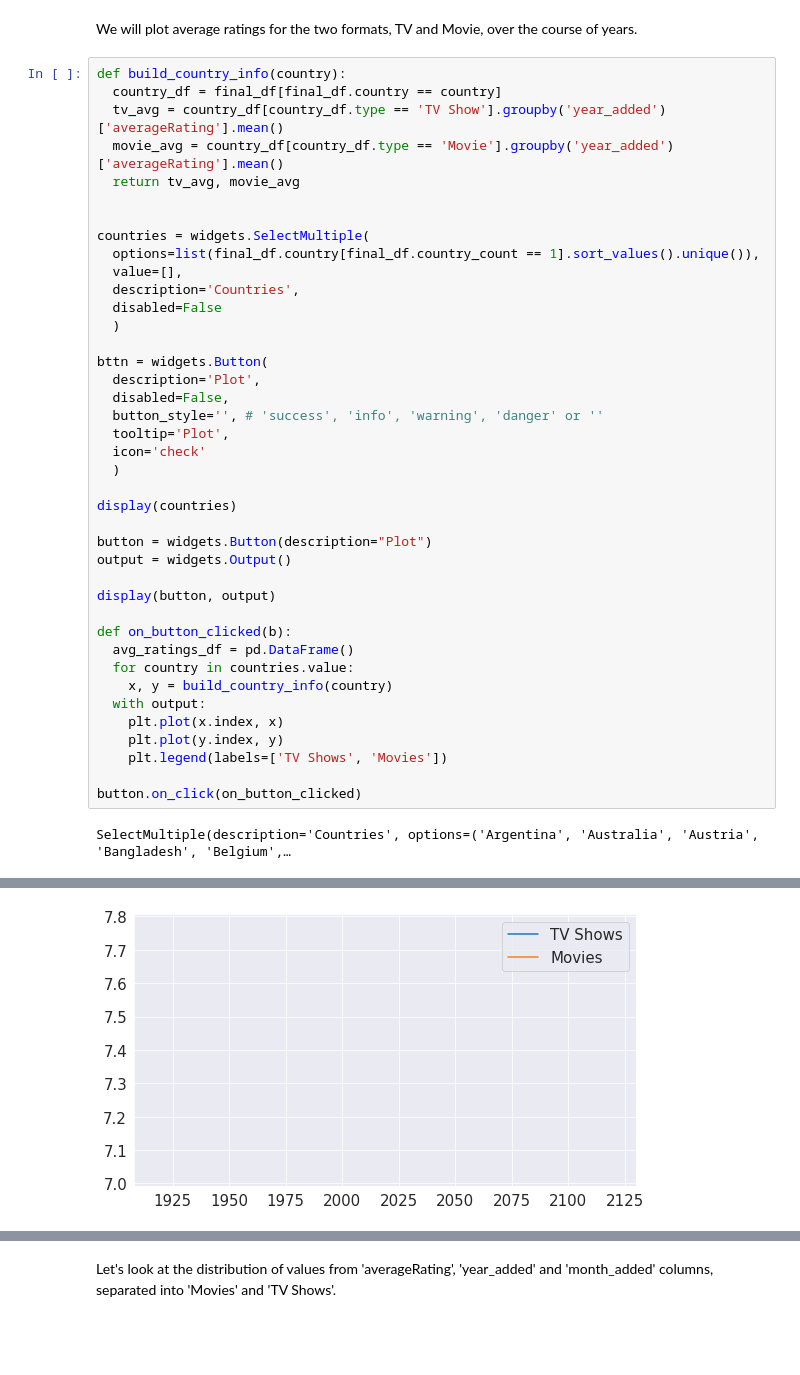
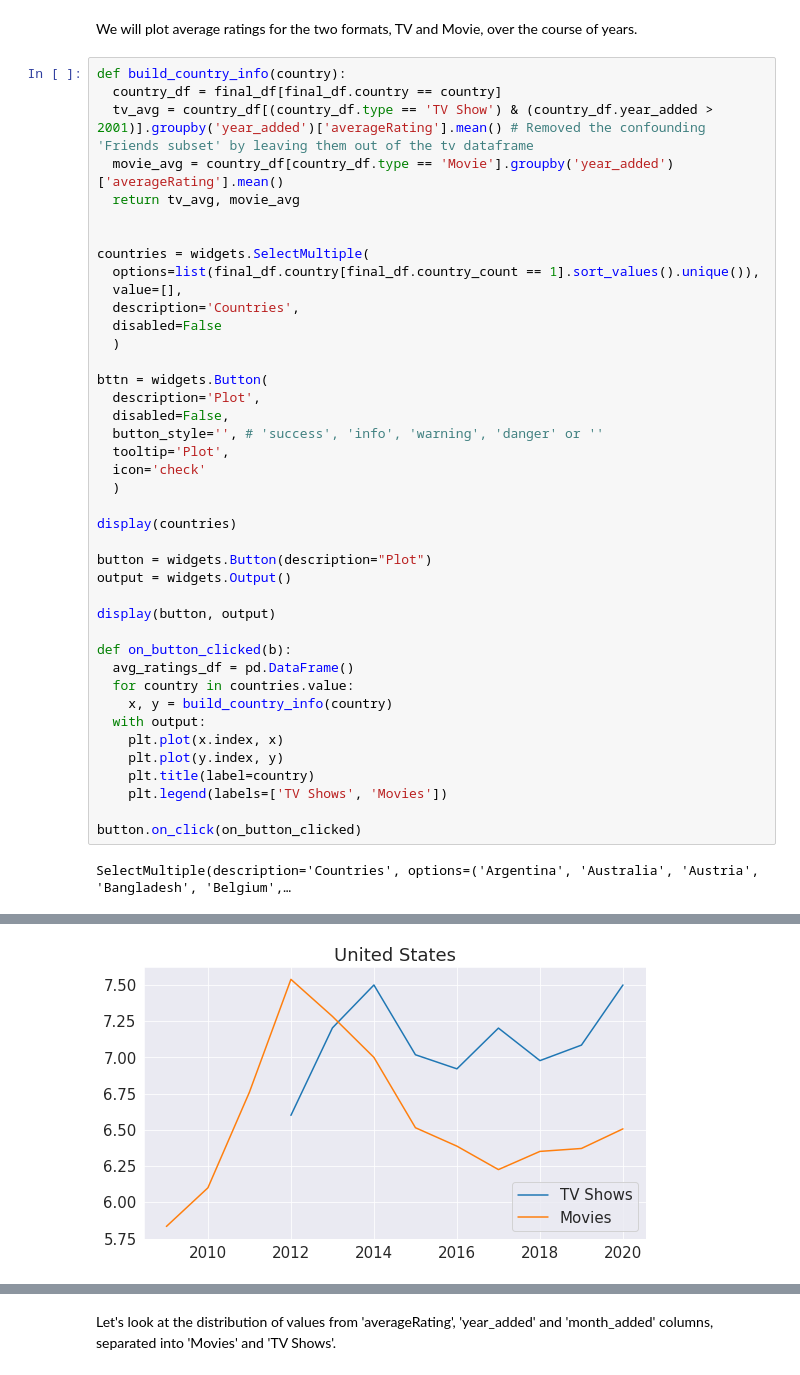
Before and after one commit to jAndrewtomich/Netflix-Data-Analysis, a Jupyter notebook: netflix_data_analysis1.ipynb, the cells around one changed output, grey strips where cells are left out. Saved outputs shown, nothing was run; the diff lists cells and outputs as text; blank space fills up the shorter version.

```diff
--- a/netflix_data_analysis1.ipynb
+++ b/netflix_data_analysis1.ipynb
@@ -311,7 +303,7 @@ We will plot average ratings for the two formats, TV and Movie, over the course
 # %%
 def build_country_info(country):
   country_df = final_df[final_df.country == country]
-  tv_avg = country_df[country_df.type == 'TV Show'].groupby('year_added')['averageRating'].mean()
+  tv_avg = country_df[(country_df.type == 'TV Show') & (country_df.year_added > 2001)].groupby('year_added')['averageRating'].mean() # Removed the confounding 'Friends subset' by leaving them out of the tv dataframe
   movie_avg = country_df[country_df.type == 'Movie'].groupby('year_added')['averageRating'].mean()
   return tv_avg, movie_avg
 
@@ -325,31 +317,32 @@ countries = widgets.SelectMultiple(
 
 bttn = widgets.Button(
   description='Plot',
   disabled=False,
   button_style='', # 'success', 'info', 'warning', 'danger' or ''
   tooltip='Plot',
   icon='check'
   )
 
 display(countries)
 
 button = widgets.Button(description="Plot")
 output = widgets.Output()
 
 display(button, output)
 
 def on_button_clicked(b):
   avg_ratings_df = pd.DataFrame()
   for country in countries.value:
     x, y = build_country_info(country)
   with output:
     plt.plot(x.index, x)
     plt.plot(y.index, y)
+    plt.title(label=country)
     plt.legend(labels=['TV Shows', 'Movies'])
 
 button.on_click(on_button_clicked)
 # %% [output]
 SelectMultiple(description='Countries', options=('Argentina', 'Australia', 'Austria', 'Bangladesh', 'Belgium',…
 [interactive output not drawn]
 [interactive output not drawn]
-[figure, old version]
+[figure, new version]
```
Also changed, not shown: parts of 22 cells of this notebook.
